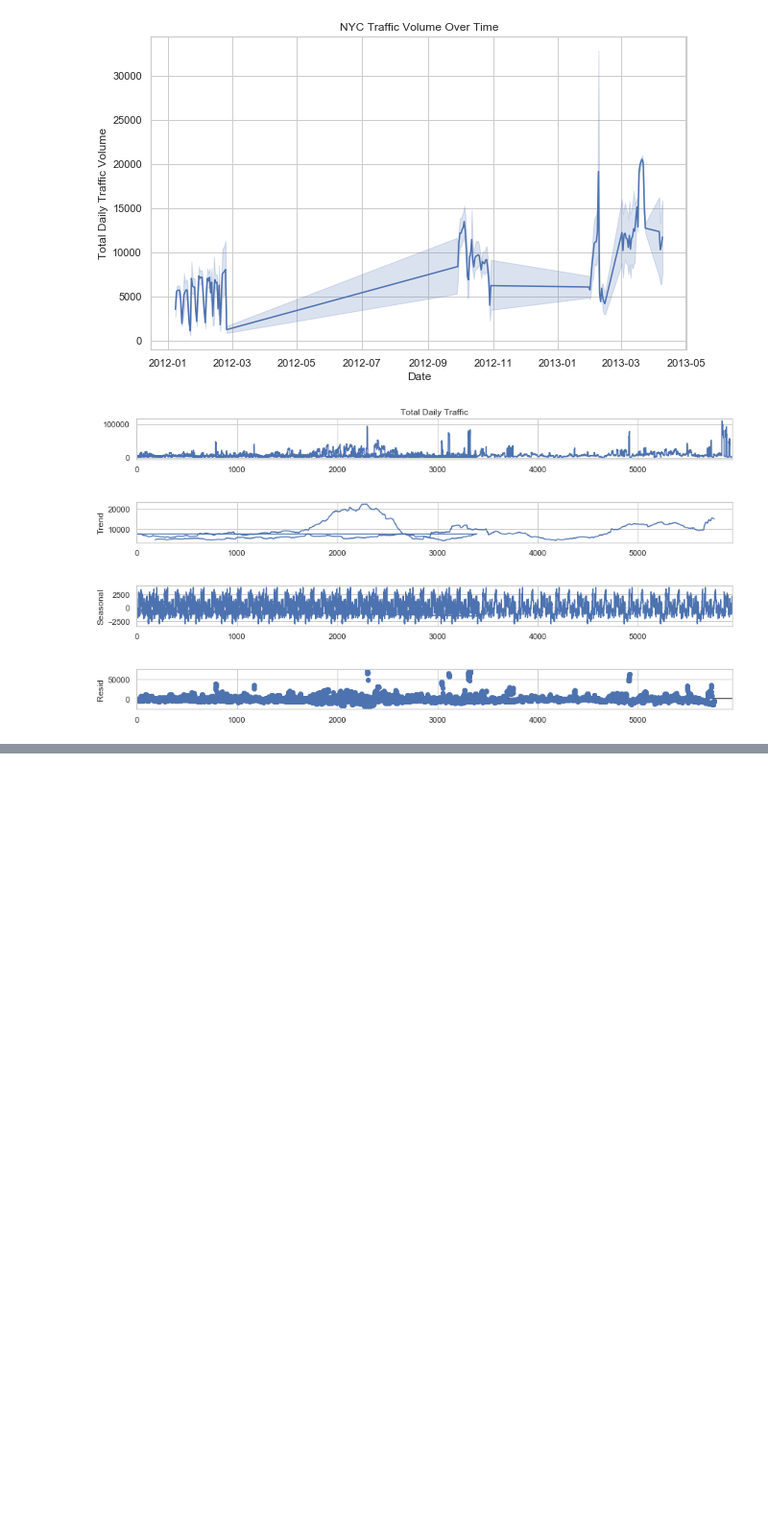
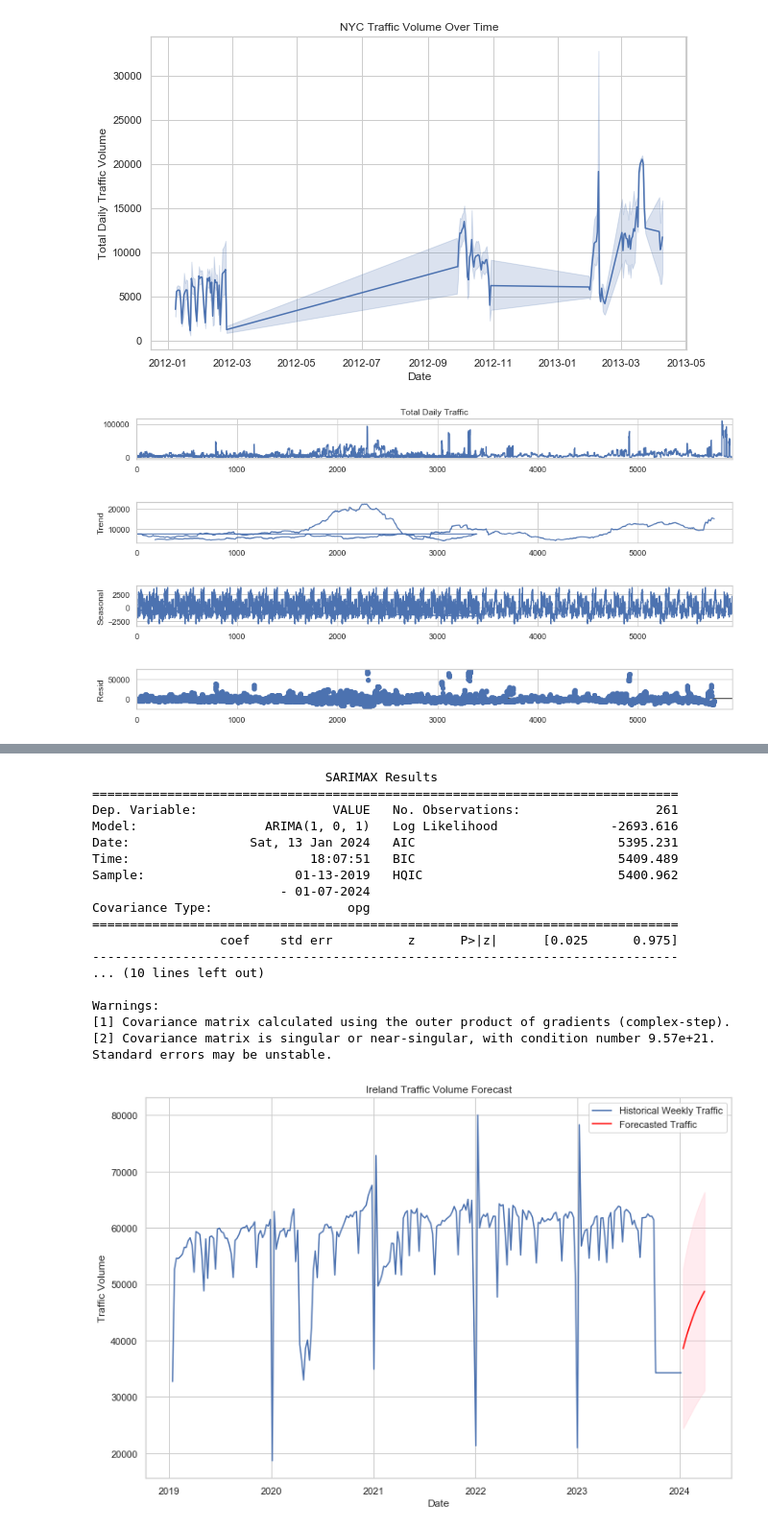
Before and after one commit to WhoisClean/ireland_transport, a Jupyter notebook: transport_ireland.ipynb, the cells around one changed output, grey strips where cells are left out. Shown at 96% size. Drawn from its saved outputs; the diff is of its cells as text; code cells hidden in the pictures; blank space fills up the shorter version.

```diff
--- a/transport_ireland.ipynb
+++ b/transport_ireland.ipynb
@@ -284,0 +362,44 @@ AttributeError: module 'scipy.stats' has no attribute 't_test'
+# %%
+# Fit an ARIMA model to the Ireland data
+# The order (p,d,q) needs to be determined based on model diagnostics
+# Here, a placeholder order (1,0,1) is used; adjust this based on your analysis
+
+arima_model_ireland = ARIMA(weekly_ireland_traffic, order=(1, 0, 1))
+arima_result_ireland = arima_model_ireland.fit()
+
+# Print out the summary of the model
+print(arima_result_ireland.summary())
+
+# Forecast future traffic volumes for Ireland
+forecast_ireland = arima_result_ireland.get_forecast(steps=12)  # Forecasting the next 12 weeks as an example
+forecast_ireland_df = forecast_ireland.summary_frame()
+
+# Plot the forecast alongside historical data
+plt.figure(figsize=(12, 8))
+plt.plot(weekly_ireland_traffic, label='Historical Weekly Traffic')
+plt.plot(forecast_ireland_df['mean'], label='Forecasted Traffic', color='red')
+plt.fill_between(forecast_ireland_df.index, forecast_ireland_df['mean_ci_lower'], forecast_ireland_df['mean_ci_upper'], color='pink', alpha=0.3)
+plt.title('Ireland Traffic Volume Forecast')
+plt.xlabel('Date')
+plt.ylabel('Traffic Volume')
+plt.legend()
+plt.show()
+# %% [output]
+                               SARIMAX Results
+==============================================================================
+Dep. Variable:                  VALUE   No. Observations:                  261
+Model:                 ARIMA(1, 0, 1)   Log Likelihood               -2693.616
+Date:                Sat, 13 Jan 2024   AIC                           5395.231
+Time:                        18:07:51   BIC                           5409.489
+Sample:                    01-13-2019   HQIC                          5400.962
+                         - 01-07-2024
+Covariance Type:                  opg
+==============================================================================
+                 coef    std err          z      P>|z|      [0.025      0.975]
+------------------------------------------------------------------------------
+... (10 lines left out)
+
+Warnings:
+[1] Covariance matrix calculated using the outer product of gradients (complex-step).
+[2] Covariance matrix is singular or near-singular, with condition number 9.57e+21. Standard errors may be unstable.
+[figure, added]
```
Also changed, not shown: parts of 8 cells of this notebook.
